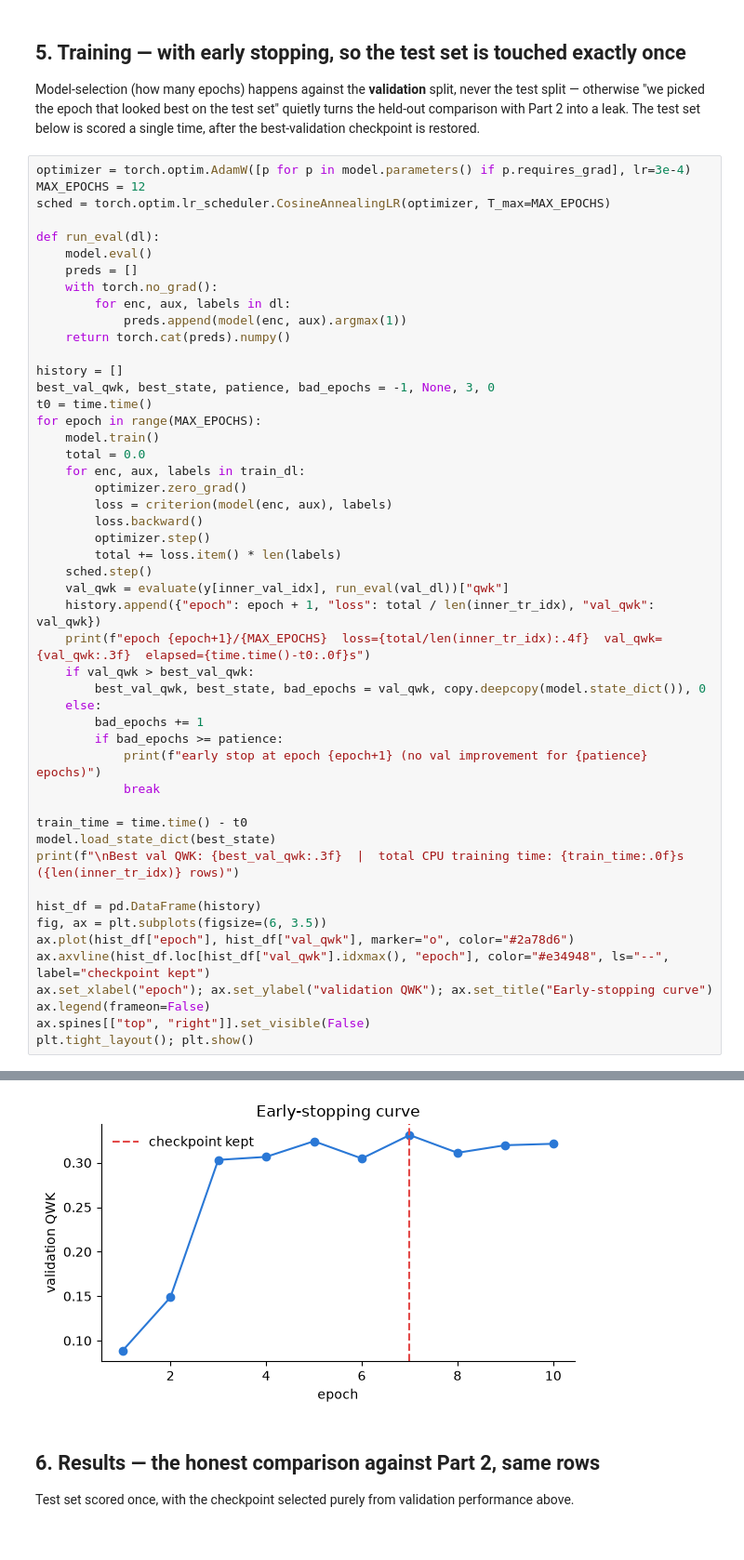
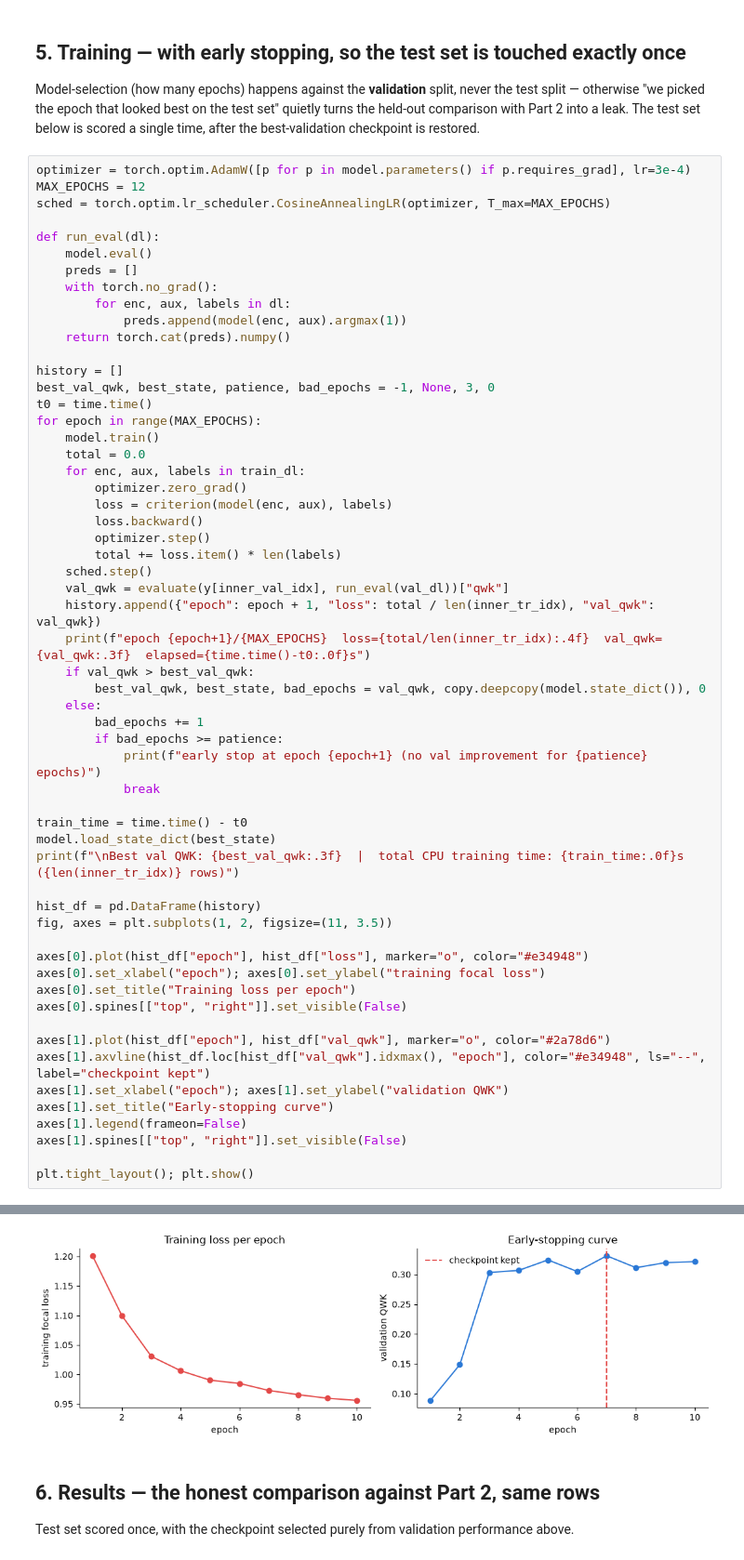
Before and after one commit to rahul-srinivas08/learner-response-scoring, a Jupyter notebook: Part_3_Transformer.ipynb, the cells around one changed output, grey strips where cells are left out. Shown at 93% size. Saved outputs shown, nothing was run; the diff lists cells and outputs as text.

```diff
--- a/Part_3_Transformer.ipynb
+++ b/Part_3_Transformer.ipynb
@@ -348,11 +348,19 @@ model.load_state_dict(best_state)
 print(f"\nBest val QWK: {best_val_qwk:.3f}  |  total CPU training time: {train_time:.0f}s ({len(inner_tr_idx)} rows)")
 
 hist_df = pd.DataFrame(history)
-fig, ax = plt.subplots(figsize=(6, 3.5))
-ax.plot(hist_df["epoch"], hist_df["val_qwk"], marker="o", color="#2a78d6")
-ax.axvline(hist_df.loc[hist_df["val_qwk"].idxmax(), "epoch"], color="#e34948", ls="--", label="checkpoint kept")
-ax.set_xlabel("epoch"); ax.set_ylabel("validation QWK"); ax.set_title("Early-stopping curve")
-ax.legend(frameon=False)
-ax.spines[["top", "right"]].set_visible(False)
+fig, axes = plt.subplots(1, 2, figsize=(11, 3.5))
+
+axes[0].plot(hist_df["epoch"], hist_df["loss"], marker="o", color="#e34948")
+axes[0].set_xlabel("epoch"); axes[0].set_ylabel("training focal loss")
+axes[0].set_title("Training loss per epoch")
+axes[0].spines[["top", "right"]].set_visible(False)
+
+axes[1].plot(hist_df["epoch"], hist_df["val_qwk"], marker="o", color="#2a78d6")
+axes[1].axvline(hist_df.loc[hist_df["val_qwk"].idxmax(), "epoch"], color="#e34948", ls="--", label="checkpoint kept")
+axes[1].set_xlabel("epoch"); axes[1].set_ylabel("validation QWK")
+axes[1].set_title("Early-stopping curve")
+axes[1].legend(frameon=False)
+axes[1].spines[["top", "right"]].set_visible(False)
+
 plt.tight_layout(); plt.show()
 # %% [output]
@@ -372,4 +380,4 @@ Best val QWK: 0.331  |  total CPU training time: 103s (1458 rows)
-[figure, old version]
+[figure, new version]
 # %% [markdown]
 ## 6. Results — the honest comparison against Part 2, same rows
 
```
Also changed, not shown: parts of 1 cell of this notebook, 2 other files.
